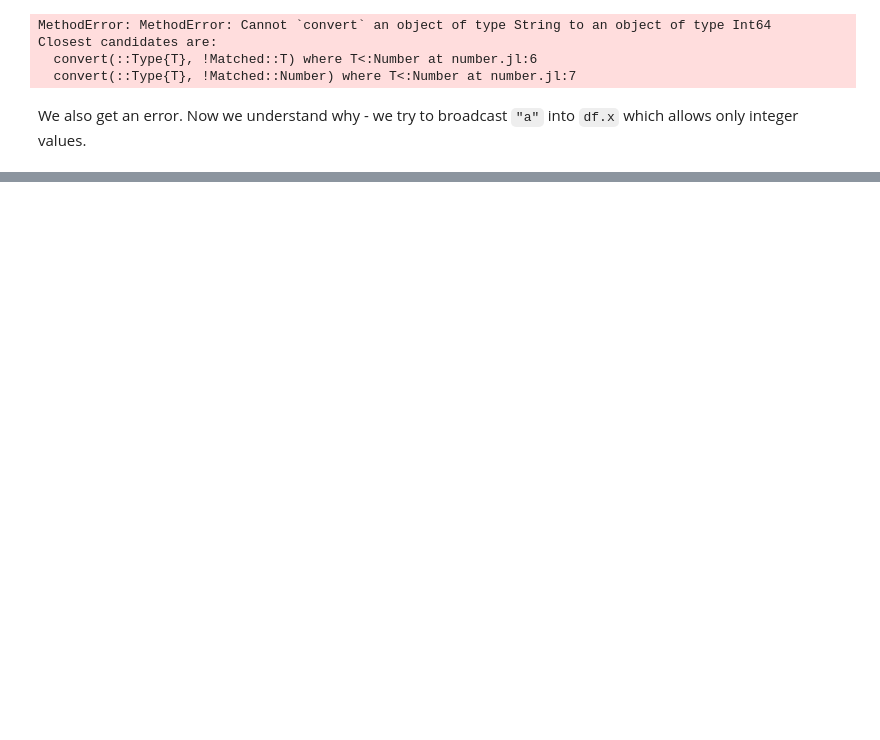
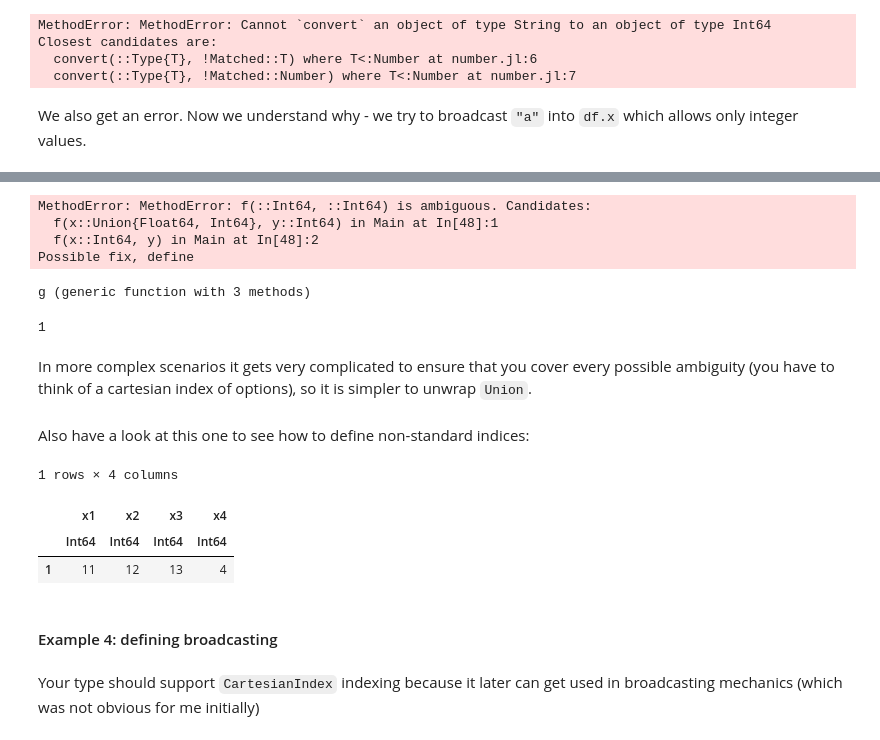
Before and after one commit to bkamins/JuliaCon2020-DataFrames-Tutorial, a Jupyter notebook: indexing_part2_advanced.ipynb, the cells around one changed output, grey strips where cells are left out. Saved outputs shown, nothing was run; the diff lists cells and outputs as text; code cells hidden in the pictures; blank space fills up the shorter version.

```diff
--- a/indexing_part2_advanced.ipynb
+++ b/indexing_part2_advanced.ipynb
@@ -145,0 +498,29 @@ First check what needs to be implemented for custom broadcasting to work: https:
+# %%
+f(1, 1)
+# %% [output]
+MethodError: MethodError: f(::Int64, ::Int64) is ambiguous. Candidates:
+  f(x::Union{Float64, Int64}, y::Int64) in Main at In[48]:1
+  f(x::Int64, y) in Main at In[48]:2
+Possible fix, define
+# %%
+for T in (Float64, Int)
+    @eval g(x::$T, y::Int64) = 1
+end
+g(x::Int64, y) = 2
+# %% [output]
+g (generic function with 3 methods)
+# %%
+g(1, 1)
+# %% [output]
+1
+# %% [markdown]
+In more complex scenarios it gets very complicated to ensure that you cover every possible ambiguity (you have to think of a cartesian index of options), so it is simpler to unwrap `Union`.
+# %% [markdown]
+Also have a look at this one to see how to define non-standard indices:
+# %%
+df
+# %% [output]
+1 rows × 4 columns
+|  | x1 | x2 | x3 | x4 |
+|  | Int64 | Int64 | Int64 | Int64 |
+| 1 | 11 | 12 | 13 | 4 |
@@ -145,0 +529,4 @@ First check what needs to be implemented for custom broadcasting to work: https:
+# %% [markdown]
+#### Example 4: defining broadcasting
+# %% [markdown]
+Your type should support `CartesianIndex` indexing because it later can get used in broadcasting mechanics (which was not obvious for me initially)
```
Also changed, not shown: parts of 106 cells of this notebook.
